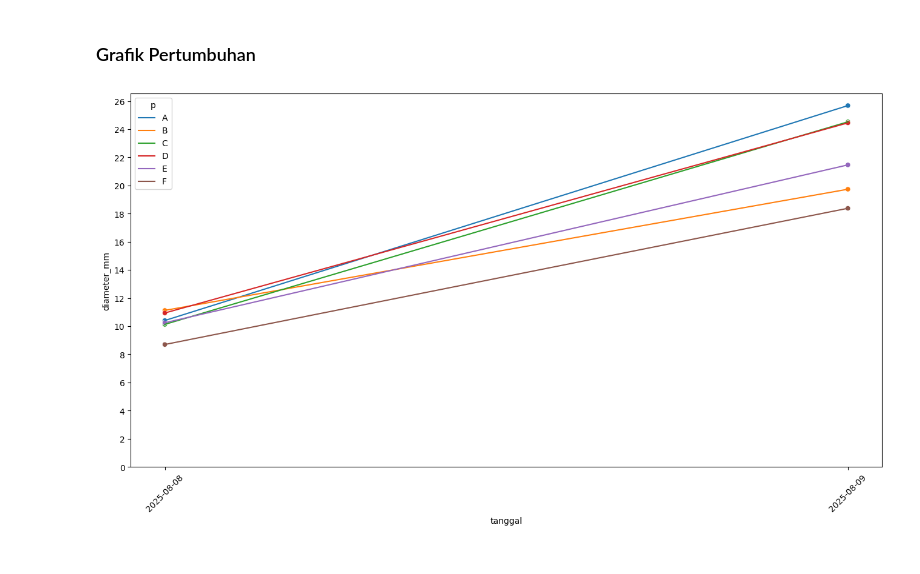
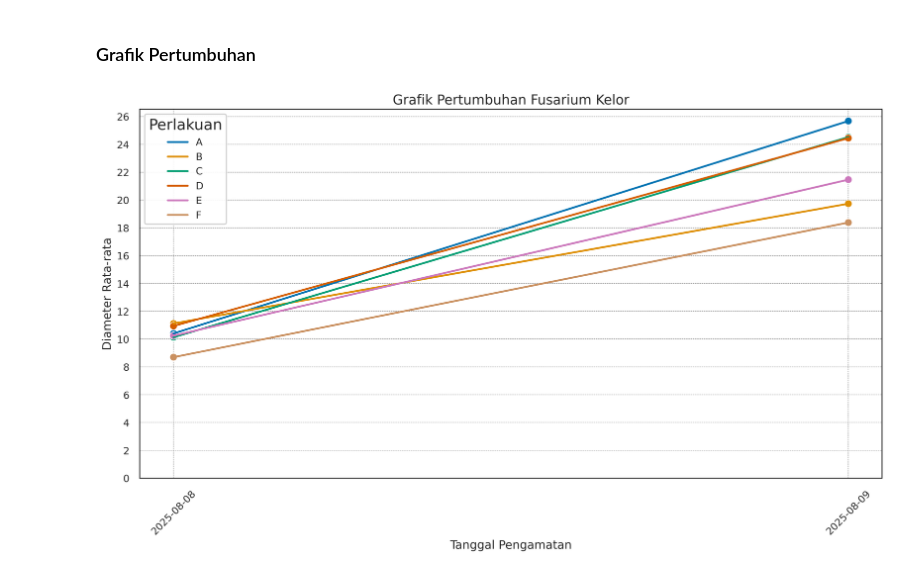
Before and after one commit to nurfianqodar/skripsi, a Jupyter notebook: notebook.ipynb, the cells around one changed output. Saved outputs shown, nothing was run; the diff lists cells and outputs as text; code cells hidden in the pictures.

```diff
--- a/notebook.ipynb
+++ b/notebook.ipynb
@@ -117,26 +117,56 @@ display(HTML(df_clean.drop(columns=["u"]).groupby(["tanggal", "p"]).describe().t
 import matplotlib.pyplot as plt
 import seaborn as sns
 import numpy as np
+
+# Theme bersih dan profesional
+sns.set_theme(
+    style="whitegrid",           # latar putih + grid tipis
+    context="talk",              # font sedikit besar, cocok untuk presentasi/skripsi
+    palette="colorblind"         # aman untuk pembaca dengan buta warna
+)
+
+# Modifikasi detail font & grid
+plt.rcParams.update({
+    "axes.titlesize": 16,        # ukuran judul
+    "axes.labelsize": 14,        # ukuran label sumbu
+    "xtick.labelsize": 12,       # ukuran label x
+    "ytick.labelsize": 12,       # ukuran label y
+    "axes.edgecolor": "black",   # garis sumbu hitam
+    "axes.linewidth": 1.0,       # ketebalan garis sumbu
+    "grid.color": "gray",        # warna grid
+    "grid.linestyle": "--",      # grid putus-putus
+    "grid.linewidth": 0.5,       # ketebalan grid tipis
+    "legend.fontsize": 12,       # ukuran font legenda
+    "legend.frameon": True,      # kotak legenda
+    "legend.framealpha": 0.9,    # transparansi legenda
+    "figure.dpi": 300            # kualitas tinggi untuk cetak
+})
 # %% [markdown]
 ### Grafik Pertumbuhan
 # %%
 plt.figure(figsize=(16, 8,))
 
 df_grouped = df_clean.groupby(by=["tanggal","p"]).agg({"diameter_mm": "mean"}).reset_index()
 
 sns.lineplot(data=df_grouped,
              x="tanggal",
              y="diameter_mm",
              hue="p",
              errorbar=None)
 
 sns.scatterplot(data=df_grouped,
              x="tanggal",
              y="diameter_mm",
              hue="p",
              legend=None)
+
+plt.title("Grafik Pertumbuhan Fusarium Kelor")
+plt.xlabel("Tanggal Pengamatan")
+plt.ylabel("Diameter Rata-rata")
+plt.legend(title="Perlakuan")
+
 plt.yticks(np.arange(0, df_clean.diameter_mm.max(axis=0), 2))
 plt.xticks(df_clean.tanggal.unique(),rotation=45)
 plt.show()
 # %% [output]
-[figure, old version]
+[figure, new version]
```
Also changed, not shown: parts of 4 cells of this notebook, 3 other files.
